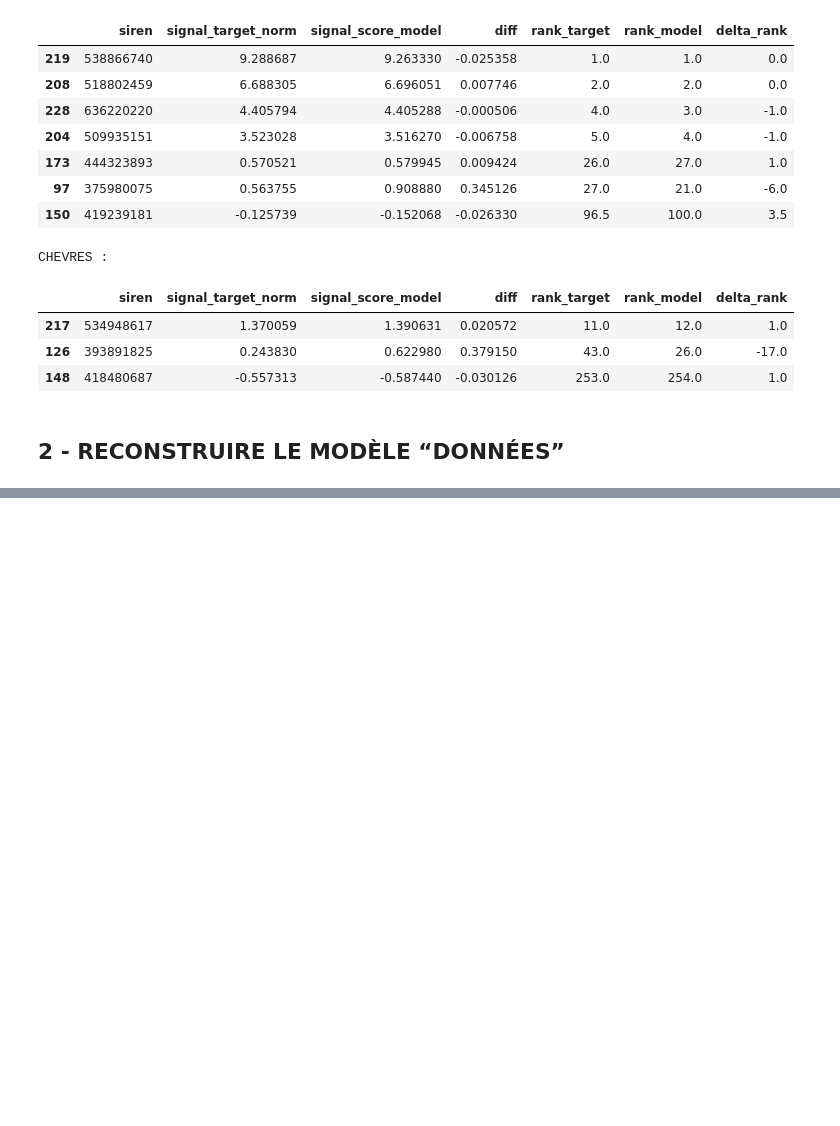
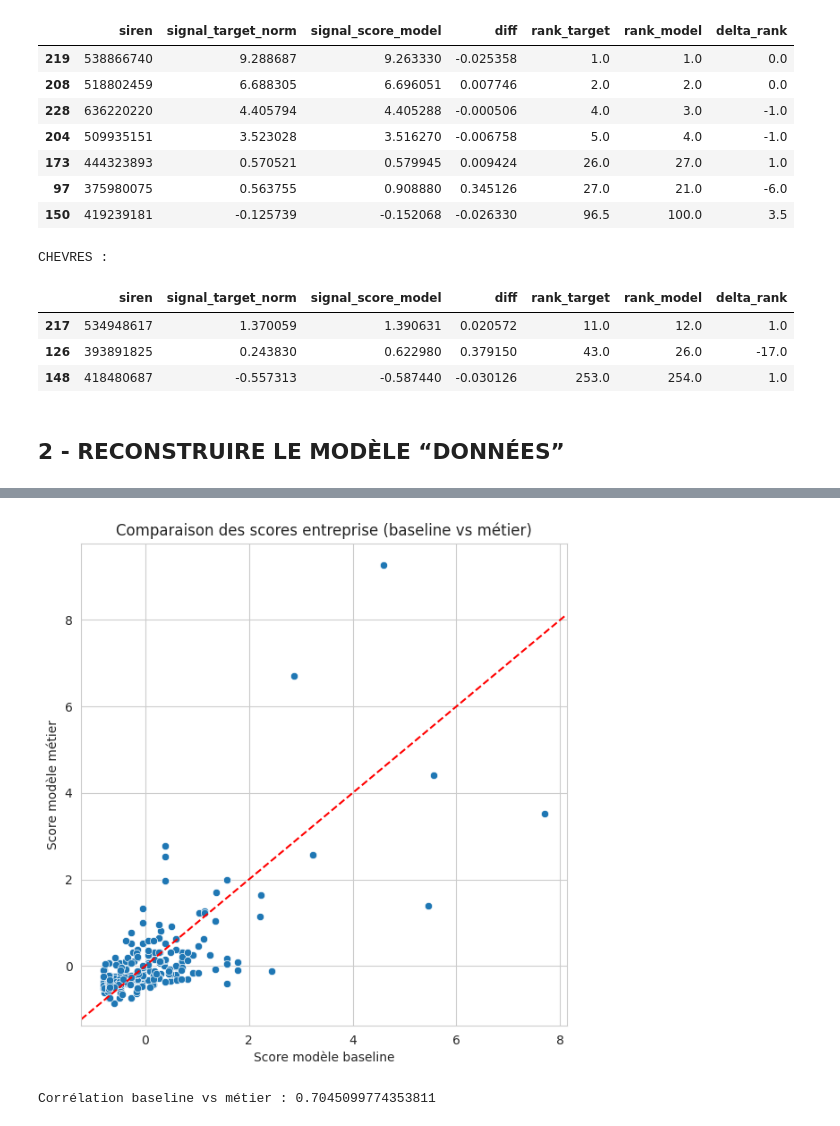
Before and after one commit to dev-labarre/ose-main, a Jupyter notebook: notebooks/Compar_model_metier_vs_model_baseline.ipynb, the cells around one changed output, grey strips where cells are left out. Drawn from its saved outputs; the diff is of its cells as text; code cells hidden in the pictures; blank space fills up the shorter version.

```diff
--- a/notebooks/Compar_model_metier_vs_model_baseline.ipynb
+++ b/notebooks/Compar_model_metier_vs_model_baseline.ipynb
@@ -904,3 +904,13 @@ CHEVRES :
 | 148 | 418480687 | -0.557313 | -0.587440 | -0.030126 | 253.0 | 254.0 | 1.0 |
 # %% [markdown]
 ## 2 - RECONSTRUIRE LE MODÈLE “DONNÉES”
+# %%
+# Modèle baseline (l'ancien, data-driven)
+pipe_baseline = pipe_xgb    # ou pipe_xgb_old, etc.
+df_baseline = df_model_update          # df avec au moins siren + features_baseline
+X_baseline = df_baseline[features]  # features utilisées pour l'ancien modèle
+
+# Modèle métier (pondérations Laetitia)
+pipe_metier = pipe_xgb2         # ou pipe_xgb, etc.
+df_metier = df_model2              # df avec au moins siren + signal_target_norm
+X_metier = df_metier[features_list]   # features utilisées pour le modèle métier
@@ -906,0 +975,17 @@ CHEVRES :
+# %%
+# Score baseline
+df_baseline = df_baseline.copy()
+df_baseline["score_baseline"] = pipe_baseline.predict(X_baseline)
+
+# Score modèle métier
+df_metier = df_metier.copy()
+df_metier["score_metier"] = pipe_metier.predict(X_metier)
+
+# Merge par siren
+scores_compare = df_metier[["siren", "signal_target_norm", "score_metier"]].merge(
+    df_baseline[["siren", "score_baseline"]],
+    on="siren",
+    how="inner"
+)
+
+scores_compare.head()
@@ -906,0 +999,18 @@ CHEVRES :
+# %%
+plt.figure(figsize=(7,7))
+sns.scatterplot(
+    data=scores_compare,
+    x="score_baseline",
+    y="score_metier"
+)
+plt.axline((0,0), (1,1), color="red", linestyle="--")
+plt.xlabel("Score modèle baseline")
+plt.ylabel("Score modèle métier")
+plt.title("Comparaison des scores entreprise (baseline vs métier)")
+plt.show()
+
+corr = scores_compare[["score_baseline", "score_metier"]].corr().iloc[0,1]
+print("Corrélation baseline vs métier :", corr)
+# %% [output]
+[figure, added]
+Corrélation baseline vs métier : 0.7045099774353811
```
Also changed, not shown: parts of 9 cells of this notebook.
